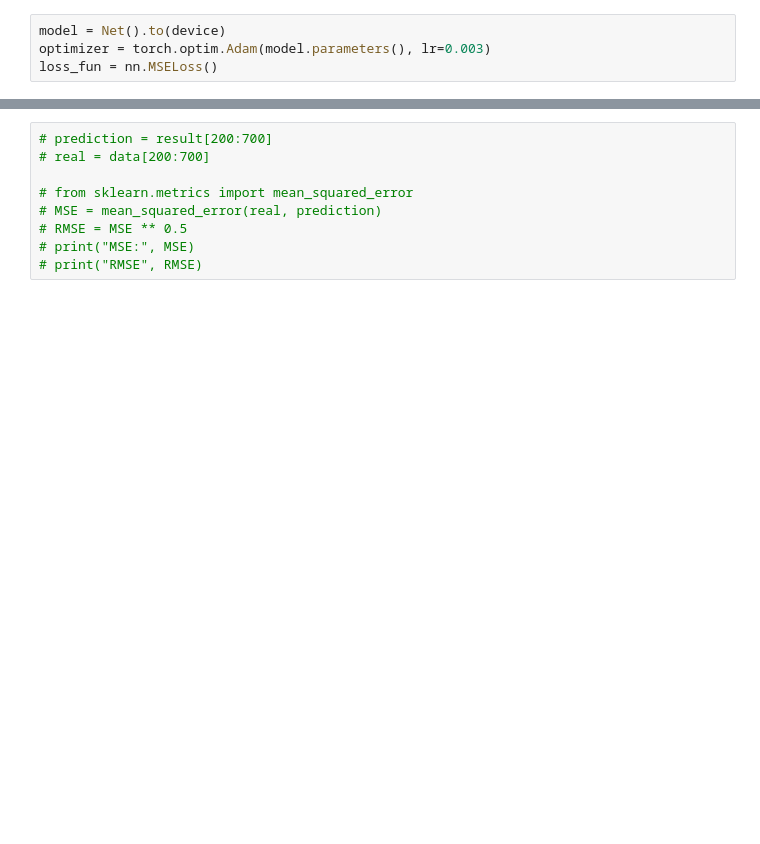
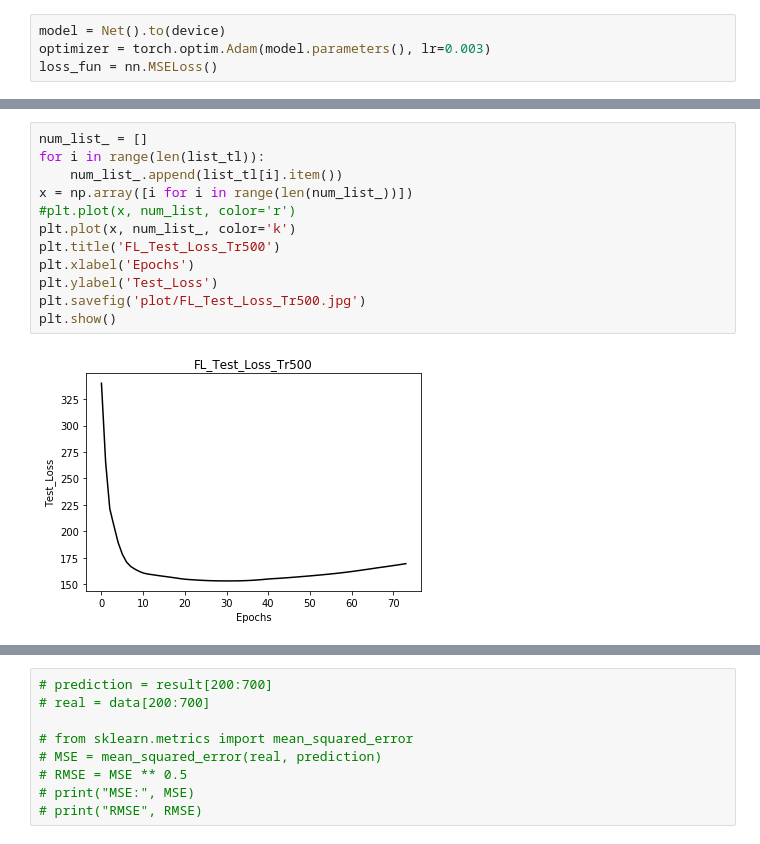
Before and after one commit to GoodrainCN/Covid_Trend, a Jupyter notebook: FL.ipynb, the cells around one changed output, grey strips where cells are left out. Drawn from its saved outputs; the diff is of its cells as text; blank space fills up the shorter version.

```diff
--- a/FL.ipynb
+++ b/FL.ipynb
@@ -101,3 +120,17 @@ epoch:980, loss:1.8886528015136719, test_loss: 140.8721466064453
+# %%
+num_list_ = []
+for i in range(len(list_tl)):
+    num_list_.append(list_tl[i].item())
+x = np.array([i for i in range(len(num_list_))])
+#plt.plot(x, num_list, color='r')
+plt.plot(x, num_list_, color='k')
+plt.title('FL_Test_Loss_Tr500')
+plt.xlabel('Epochs')
+plt.ylabel('Test_Loss')
+plt.savefig('plot/FL_Test_Loss_Tr500.jpg')
+plt.show()
+# %% [output]
+[figure, added]
 # %%
 model.eval()
 # result = li_x[0][:seq-1] + list((model(train_x).data.reshape(-1))*1000) + list((model(test_x).data.reshape(-1))*1000)
```
Also changed, not shown: parts of 7 cells of this notebook, 42 other files.
